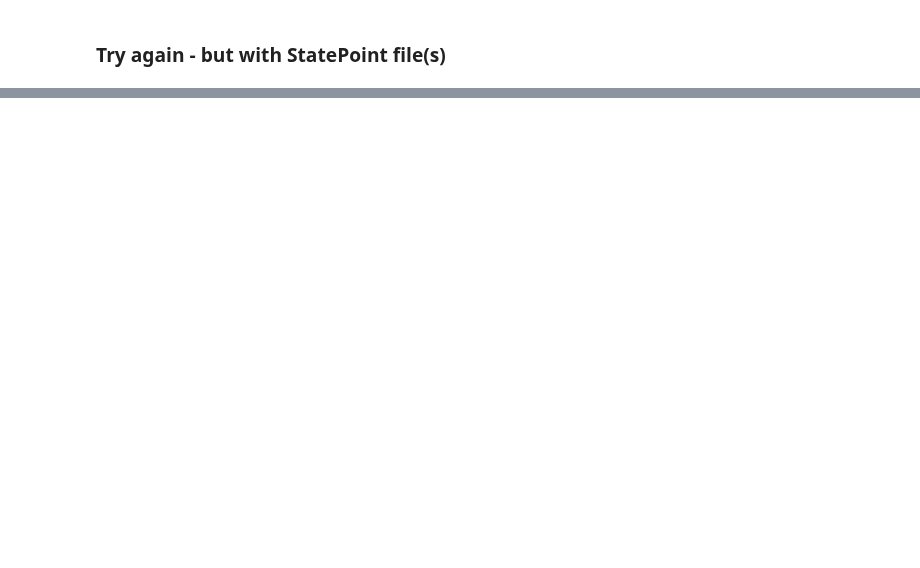
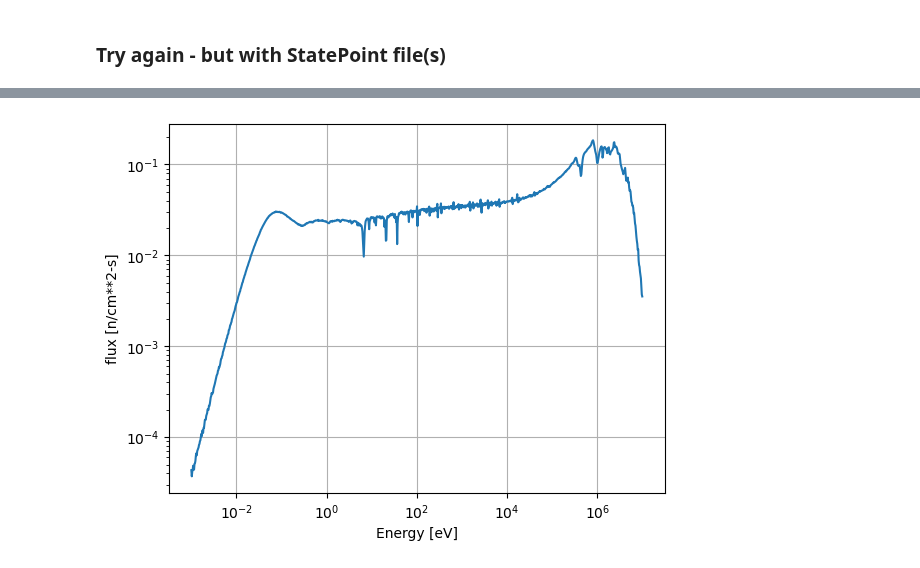
Before and after one commit to stu314159/er362_omc, a Jupyter notebook: examples/pu238_maker/burnup_test1/burnup.ipynb, the cells around one changed output, grey strips where cells are left out. Saved outputs shown, nothing was run; the diff lists cells and outputs as text; code cells hidden in the pictures; blank space fills up the shorter version.

```diff
--- a/examples/pu238_maker/burnup_test1/burnup.ipynb
+++ b/examples/pu238_maker/burnup_test1/burnup.ipynb
@@ -500,0 +407,4 @@ sp.tallies
+# %%
+avg_flux = sp.get_tally(name='avg flux')
+avg_flux_df = avg_flux.get_pandas_dataframe();
+avg_flux_vals = avg_flux_df['mean'].to_numpy();
@@ -500,0 +420,9 @@ sp.tallies
+# %%
+energy_x = 0.5*(energy_bins[0:-1] + energy_bins[1:]);
+
+plt.loglog(energy_x,avg_flux_vals);
+plt.grid();
+plt.xlabel('Energy [eV]');
+plt.ylabel('flux [n/cm**2-s]');
+# %% [output]
+[figure, added]
```
Also changed, not shown: parts of 10 cells of this notebook, 3 other files.
